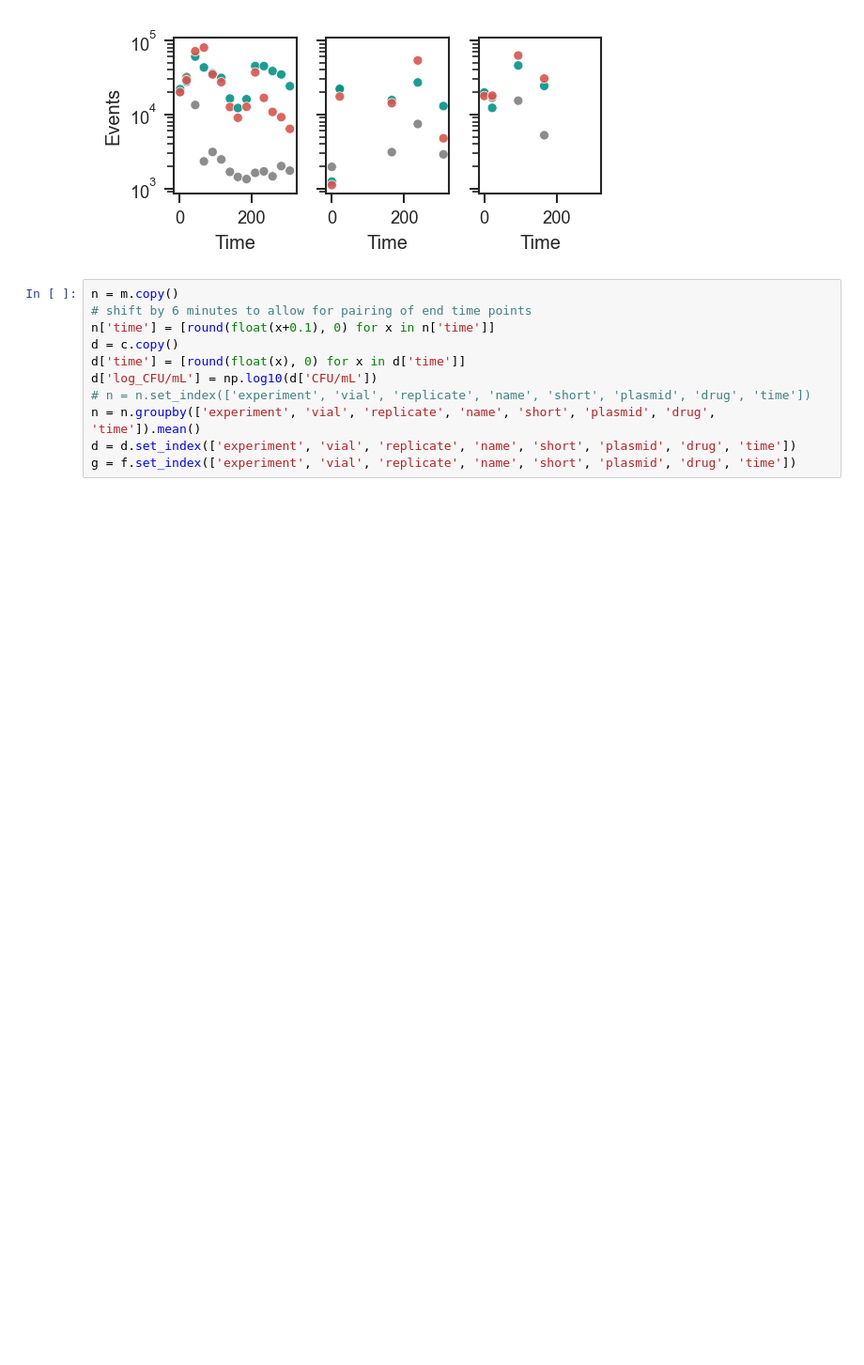
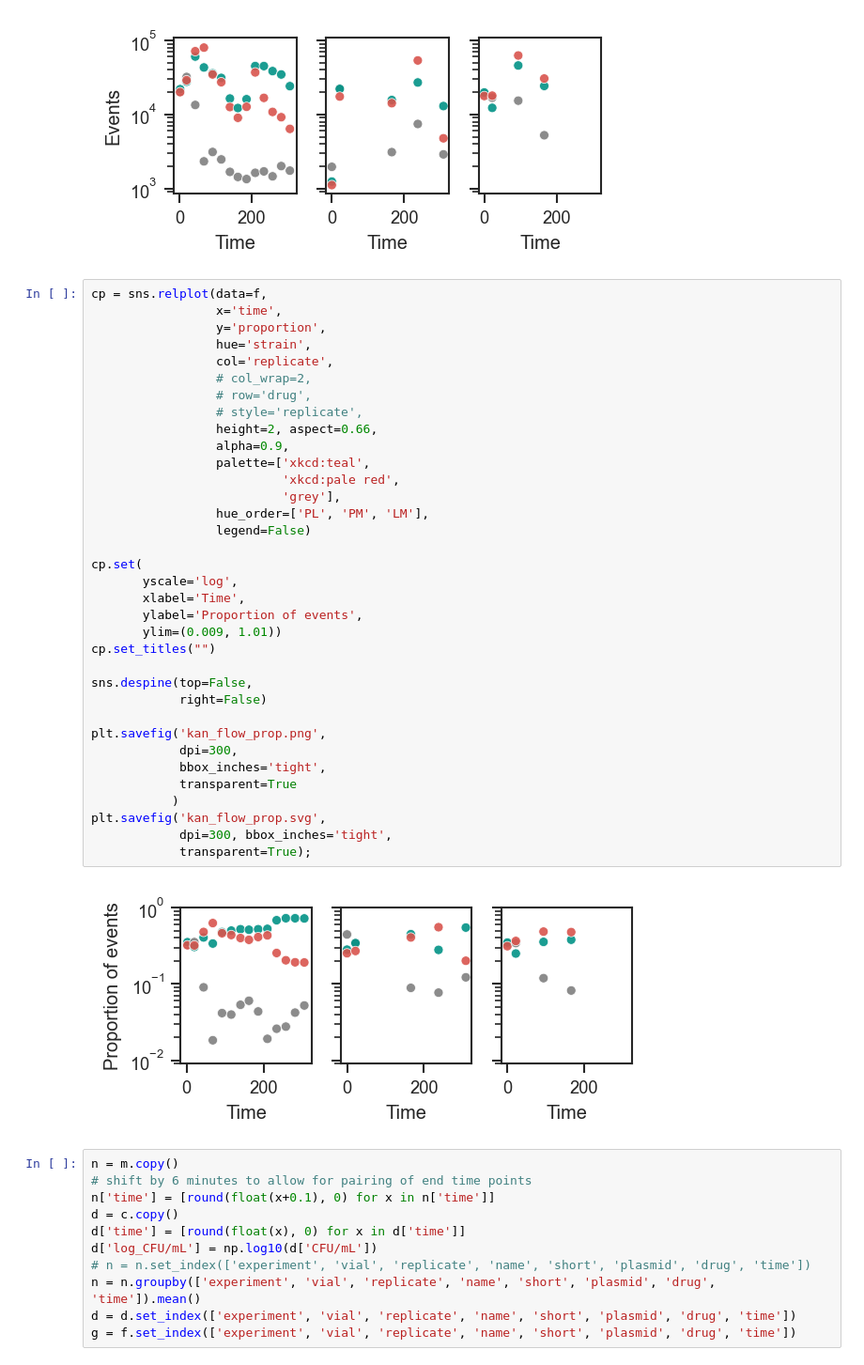
Before and after one commit to microbial-pangenomes-lab/2026_tricomm, a Jupyter notebook: notebooks/kan_tracking.ipynb, the cells around one changed output. Shown at 94% size. Saved outputs shown, nothing was run; the diff lists cells and outputs as text; blank space fills up the shorter version.

```diff
--- a/notebooks/kan_tracking.ipynb
+++ b/notebooks/kan_tracking.ipynb
@@ -243,6 +243,43 @@ plt.savefig('kan_flow.svg',
             transparent=True);
 # %% [output]
 [figure]
+# %%
+cp = sns.relplot(data=f,
+                 x='time',
+                 y='proportion',
+                 hue='strain',
+                 col='replicate',
+                 # col_wrap=2,
+                 # row='drug',
+                 # style='replicate',
+                 height=2, aspect=0.66,
+                 alpha=0.9,
+                 palette=['xkcd:teal',
+                          'xkcd:pale red',
+                          'grey'],
+                 hue_order=['PL', 'PM', 'LM'],
+                 legend=False)
+
+cp.set(
+       yscale='log',
+       xlabel='Time',
+       ylabel='Proportion of events',
+       ylim=(0.009, 1.01))
+cp.set_titles("")
+
+sns.despine(top=False,
+            right=False)
+
+plt.savefig('kan_flow_prop.png',
+            dpi=300,
+            bbox_inches='tight',
+            transparent=True
+           )
+plt.savefig('kan_flow_prop.svg',
+            dpi=300, bbox_inches='tight',
+            transparent=True);
+# %% [output]
+[figure, added]
 # %%
 n = m.copy()
 # shift by 6 minutes to allow for pairing of end time points
```
Also changed, not shown: 1 other file.
